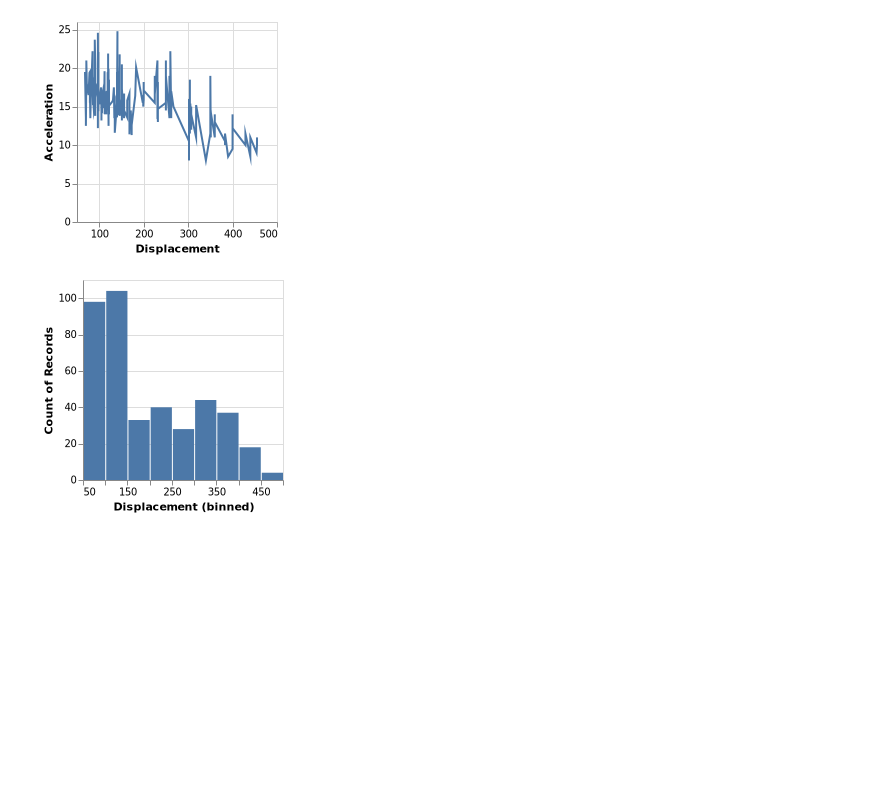
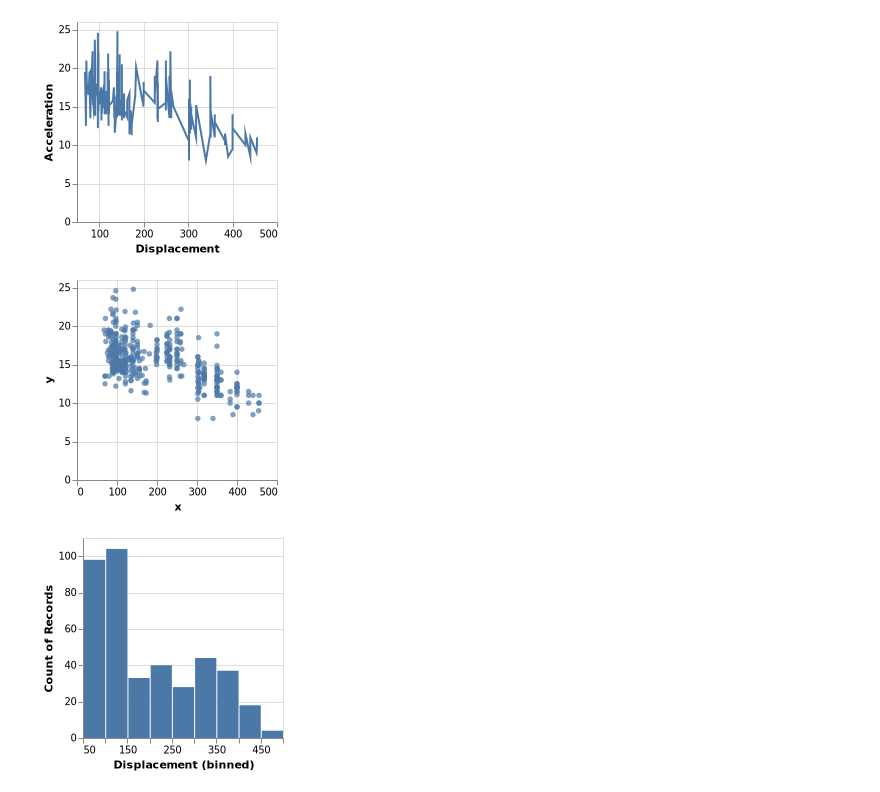
Before and after one commit to queryverse/QuickVega.jl, a Jupyter notebook: examples/basics.ipynb, the cells around one changed output. Cells and saved outputs as stored; diff of their text form; code cells hidden in the pictures; blank space fills up the shorter version.

```diff
--- a/examples/basics.ipynb
+++ b/examples/basics.ipynb
@@ -3,2 +11,2 @@ using QuickVega, DataFrames, VegaLite, VegaDatasets, Revise
 # %%
-df = dataset("cars")
+df = DataFrame(dataset("cars"));
@@ -20,6 +14,10 @@ df = dataset("cars")
 lineplot(df,x_col =:Displacement,y_col=:Acceleration)
 # %% [output]
 [figure]
+# %%
+scatterplot(df[:Displacement],df[:Acceleration])
+# %% [output]
+[figure, added]
 # %%
 histogram(df,:Displacement)
 # %% [output]
```
Also changed, not shown: parts of 5 cells of this notebook, 3 other files.
